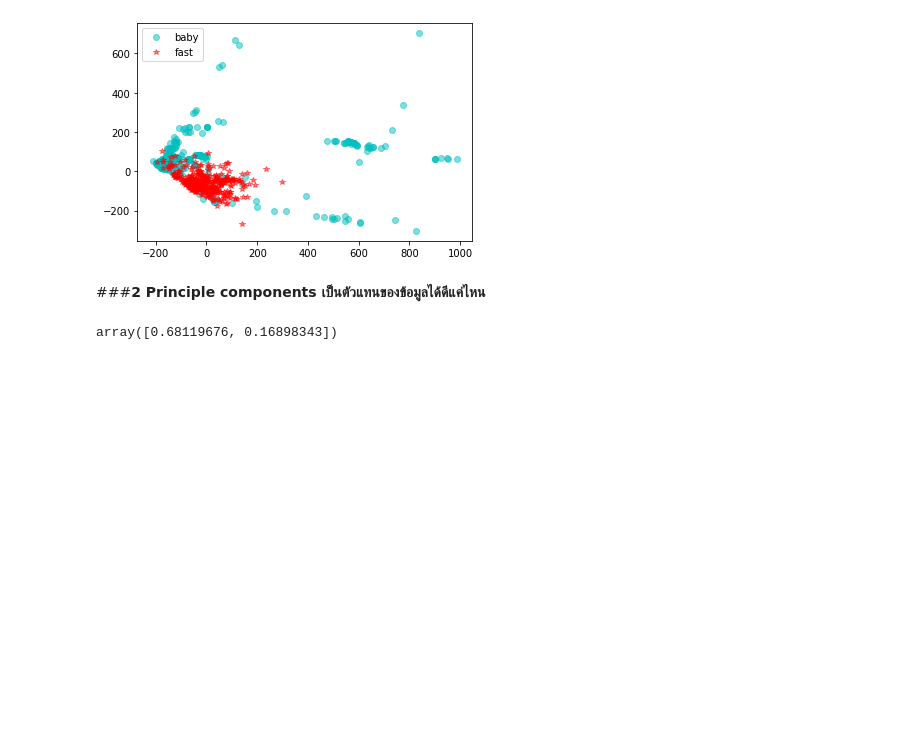
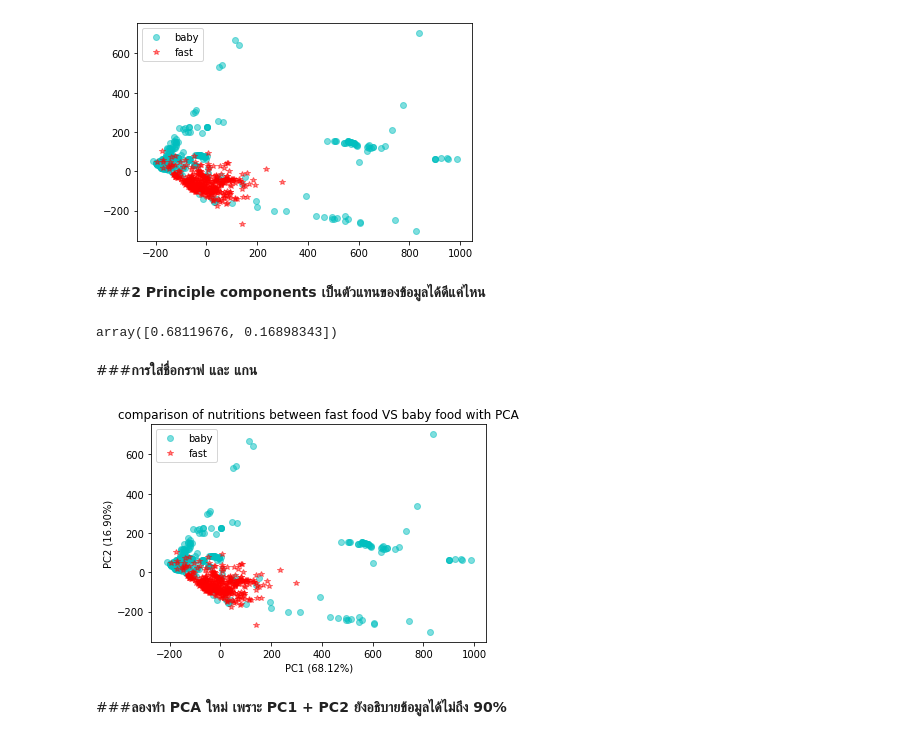
Before and after one commit to Octa-p/Multivariate, a Jupyter notebook: Chapter3_PCA.ipynb, the cells around one changed output. Drawn from its saved outputs; the diff is of its cells as text; code cells hidden in the pictures; blank space fills up the shorter version.

```diff
--- a/Chapter3_PCA.ipynb
+++ b/Chapter3_PCA.ipynb
@@ -794,3 +776,16 @@ plt.legend()
 pca.explained_variance_ratio_
 # %% [output]
 array([0.68119676, 0.16898343])
+# %% [markdown]
+###**การใส่ชื่อกราฟ และ แกน**
+# %%
+plt.plot(baby_pca[:,0],baby_pca[:,1],'oc',alpha=0.5,label='baby')
+plt.plot(fast_pca[:,0],fast_pca[:,1],'*r',alpha=0.5,label='fast')
+plt.legend()
+plt.title('comparison of nutritions between fast food VS baby food with PCA')
+plt.xlabel('PC1 (68.12%)')
+plt.ylabel('PC2 (16.90%)');
+# %% [output]
+[figure, added]
+# %% [markdown]
+###**ลองทำ PCA ใหม่ เพราะ PC1 + PC2 ยังอธิบายข้อมูลได้ไม่ถึง 90%**
```
Also changed, not shown: parts of 14 cells of this notebook.
